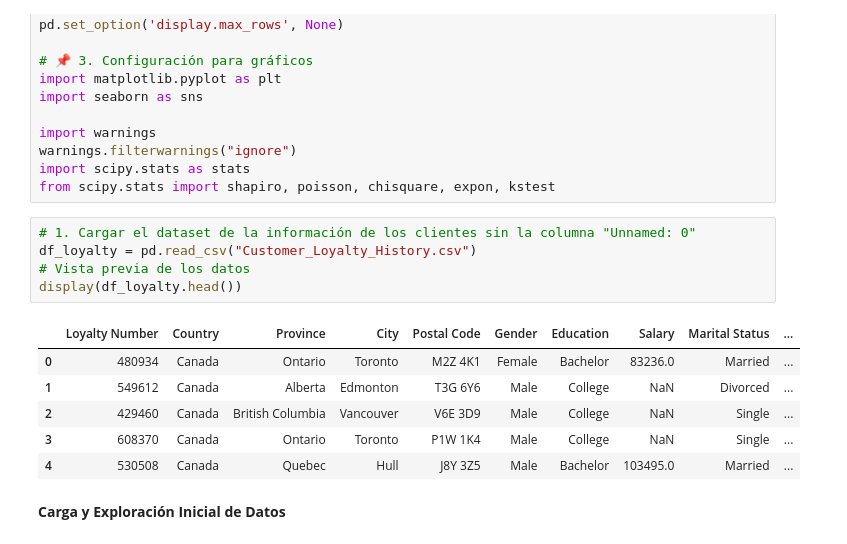
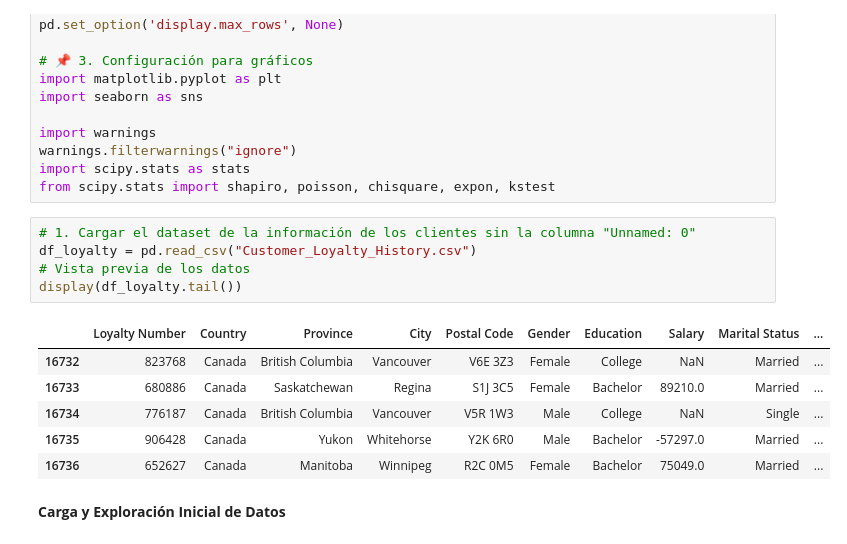
Before and after one commit to Adalab/bda-modulo-3-evaluacion-final-noeliareina, a Jupyter notebook: Ejercicio_Evaluacion_Modulo_3.ipynb, the cells around one changed output. Cells and saved outputs as stored; diff of their text form.

```diff
--- a/Ejercicio_Evaluacion_Modulo_3.ipynb
+++ b/Ejercicio_Evaluacion_Modulo_3.ipynb
@@ -39,15 +44,15 @@ from scipy.stats import shapiro, poisson, chisquare, expon, kstest
 # %%
 # 1. Cargar el dataset de la información de los clientes sin la columna "Unnamed: 0"
 df_loyalty = pd.read_csv("Customer_Loyalty_History.csv")
 # Vista previa de los datos
-display(df_loyalty.head())
+display(df_loyalty.tail())
 # %% [output]
 |  | Loyalty Number | Country | Province | City | Postal Code | Gender | Education | Salary | Marital Status | ... |
-| 0 | 480934 | Canada | Ontario | Toronto | M2Z 4K1 | Female | Bachelor | 83236.0 | Married | ... |
-| 1 | 549612 | Canada | Alberta | Edmonton | T3G 6Y6 | Male | College | NaN | Divorced | ... |
-| 2 | 429460 | Canada | British Columbia | Vancouver | V6E 3D9 | Male | College | NaN | Single | ... |
-| 3 | 608370 | Canada | Ontario | Toronto | P1W 1K4 | Male | College | NaN | Single | ... |
-| 4 | 530508 | Canada | Quebec | Hull | J8Y 3Z5 | Male | Bachelor | 103495.0 | Married | ... |
+| 16732 | 823768 | Canada | British Columbia | Vancouver | V6E 3Z3 | Female | College | NaN | Married | ... |
+| 16733 | 680886 | Canada | Saskatchewan | Regina | S1J 3C5 | Female | Bachelor | 89210.0 | Married | ... |
+| 16734 | 776187 | Canada | British Columbia | Vancouver | V5R 1W3 | Male | College | NaN | Single | ... |
+| 16735 | 906428 | Canada | Yukon | Whitehorse | Y2K 6R0 | Male | Bachelor | -57297.0 | Married | ... |
+| 16736 | 652627 | Canada | Manitoba | Winnipeg | R2C 0M5 | Female | Bachelor | 75049.0 | Married | ... |
 # %% [markdown]
 **Carga y Exploración Inicial de Datos**
 # %%
```
Also changed, not shown: parts of 31 cells of this notebook, 1 other file.
